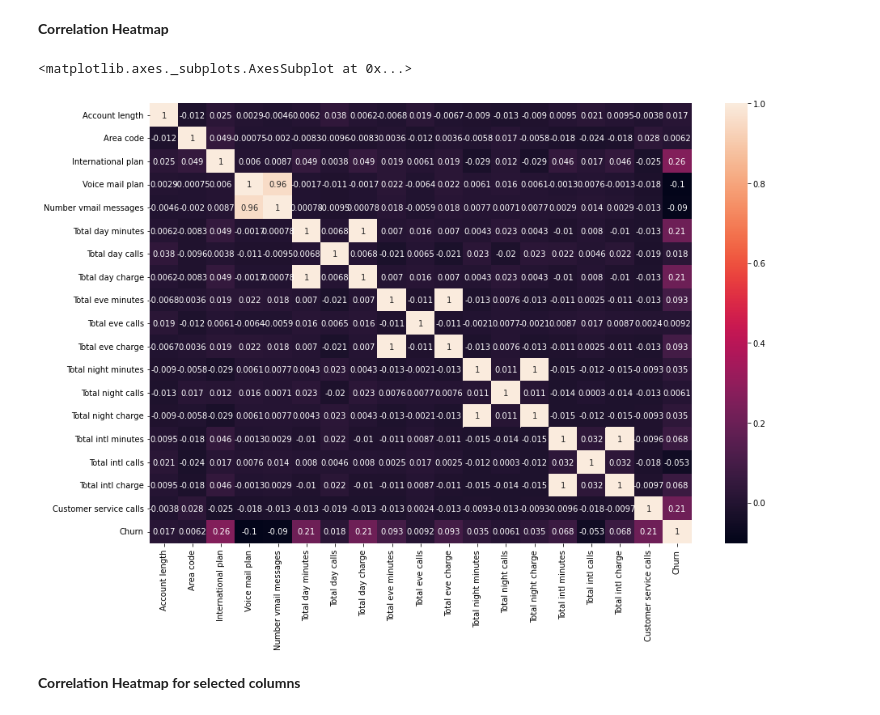
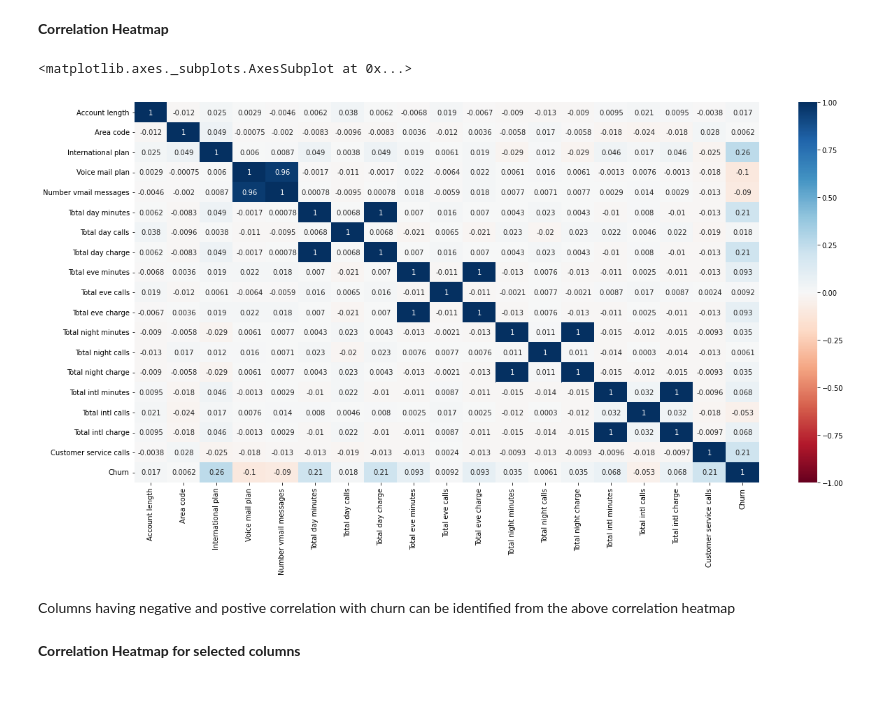
Before and after one commit to josevypz/EDA-Telecom-churn, a Jupyter notebook: Jose_Vypana_telecom_churn_analysis.ipynb, the cells around one changed output. Saved outputs shown, nothing was run; the diff lists cells and outputs as text; code cells hidden in the pictures.

```diff
--- a/Jose_Vypana_telecom_churn_analysis.ipynb
+++ b/Jose_Vypana_telecom_churn_analysis.ipynb
@@ -1082,11 +1129,13 @@ df_new_2.corr()
 # %% [markdown]
 **Correlation Heatmap**
 # %%
-plt.rcParams['figure.figsize'] = (15,10)
-sns.heatmap(df_new_2.corr(),annot = True)
+plt.rcParams['figure.figsize'] = (20,10)
+sns.heatmap(df_new_2.corr(),annot = True,cmap = 'RdBu',vmin = -1, vmax =1)
 # %% [output]
 <matplotlib.axes._subplots.AxesSubplot at 0x...>
-[figure, old version]
+[figure, new version]
+# %% [markdown]
+Columns having negative and postive correlation with churn can be identified from the above correlation heatmap
 # %% [markdown]
 **Correlation Heatmap for selected columns**
 # %%
```
Also changed, not shown: parts of 20 cells of this notebook.
